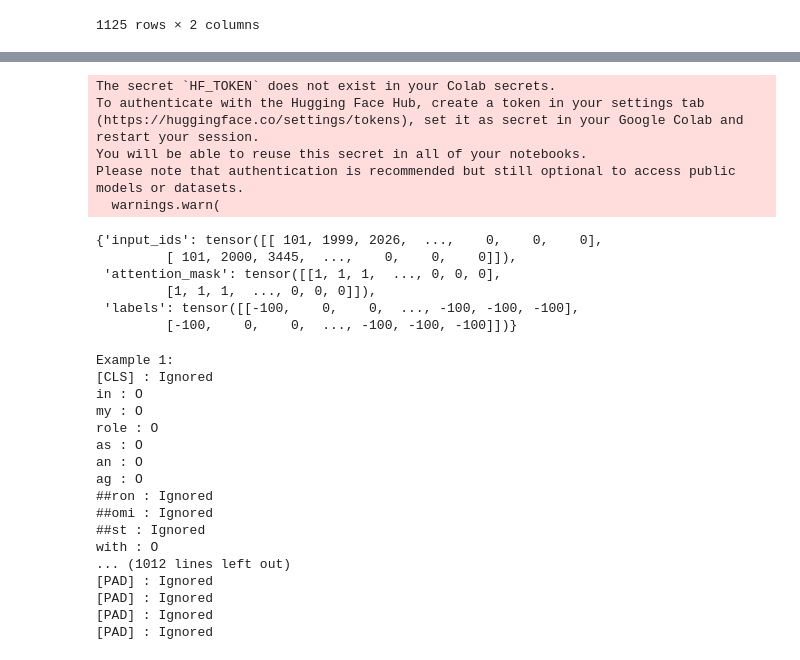
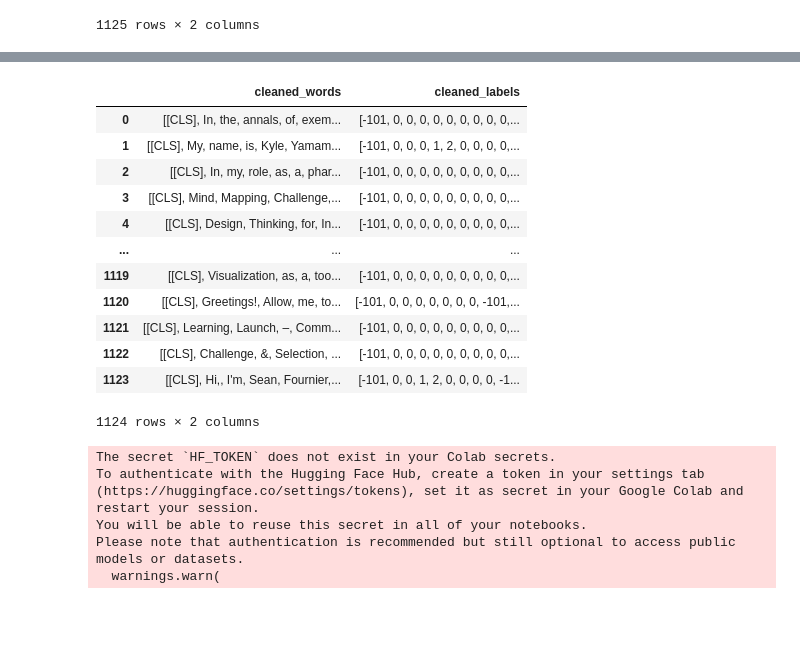
Before and after one commit to VellankiSaiKiran/PII-Detection-Using-BERT-and-ELECTRA, a Jupyter notebook: PII_Bert_512.ipynb, the cells around one changed output, grey strips where cells are left out. Saved outputs shown, nothing was run; the diff lists cells and outputs as text; code cells hidden in the pictures; blank space fills up the shorter version.

```diff
--- a/PII_Bert_512.ipynb
+++ b/PII_Bert_512.ipynb
@@ -305,0 +449,8 @@ sampledf = train_df[1:200]
+# %%
+
+#Call the function on the updated_train_df DataFrame
+updated_val_df = count_sentences_per_row(updated_val_df)
+
+
+#To see the sentence count for each row, you can now print or inspect the 'sentence_count' column:
+print(updated_val_df['sentence_count'])
@@ -306,3 +508,19 @@ sampledf = train_df[1:200]
+# %%
+val
+# %% [output]
+|  | cleaned_words | cleaned_labels |
+| 0 | [[CLS], In, the, annals, of, exem... | [-101, 0, 0, 0, 0, 0, 0, 0, 0, 0,... |
+| 1 | [[CLS], My, name, is, Kyle, Yamam... | [-101, 0, 0, 0, 1, 2, 0, 0, 0, 0,... |
+| 2 | [[CLS], In, my, role, as, a, phar... | [-101, 0, 0, 0, 0, 0, 0, 0, 0, 0,... |
+| 3 | [[CLS], Mind, Mapping, Challenge,... | [-101, 0, 0, 0, 0, 0, 0, 0, 0, 0,... |
+| 4 | [[CLS], Design, Thinking, for, In... | [-101, 0, 0, 0, 0, 0, 0, 0, 0, 0,... |
+| ... | ... | ... |
+| 1119 | [[CLS], Visualization, as, a, too... | [-101, 0, 0, 0, 0, 0, 0, 0, 0, 0,... |
+| 1120 | [[CLS], Greetings!, Allow, me, to... | [-101, 0, 0, 0, 0, 0, 0, 0, -101,... |
+| 1121 | [[CLS], Learning, Launch, –, Comm... | [-101, 0, 0, 0, 0, 0, 0, 0, 0, 0,... |
+| 1122 | [[CLS], Challenge, &, Selection, ... | [-101, 0, 0, 0, 0, 0, 0, 0, 0, 0,... |
+| 1123 | [[CLS], Hi,, I'm, Sean, Fournier,... | [-101, 0, 0, 1, 2, 0, 0, 0, 0, -1... |
+1124 rows × 2 columns
 # %%
 from transformers import BertTokenizerFast
 import torch
@@ -381,12 +577,3 @@ To authenticate with the Hugging Face Hub, create a token in your settings tab (
 You will be able to reuse this secret in all of your notebooks.
 Please note that authentication is recommended but still optional to access public models or datasets.
   warnings.warn(
-# %%
-tokenized_train_data
-# %% [output]
-{'input_ids': tensor([[ 101, 1999, 2026,  ...,    0,    0,    0],
-         [ 101, 2000, 3445,  ...,    0,    0,    0]]),
- 'attention_mask': tensor([[1, 1, 1,  ..., 0, 0, 0],
-         [1, 1, 1,  ..., 0, 0, 0]]),
- 'labels': tensor([[-100,    0,    0,  ..., -100, -100, -100],
-         [-100,    0,    0,  ..., -100, -100, -100]])}
@@ -409,36 +579,0 @@ id2label = {
-# %%
-def display_tokenized_data(tokenized_data, tokenizer, num_examples=5):
-    for i in range(min(num_examples, len(tokenized_data['input_ids']))):
-        input_ids = tokenized_data['input_ids'][i]
-        labels = tokenized_data['labels'][i]
-
-        tokens = tokenizer.convert_ids_to_tokens(input_ids)
-        token_label_pairs = list(zip(tokens, labels))
-
-        print(f"Example {i+1}:")
-        for token, label in token_label_pairs:
-            # Decode label using inverse_label_map if labels are not -100
-            decoded_label = id2label[label.item()] if label != -100 else "Ignored"
-            print(f"{token} : {decoded_label}")
-        print("\n")
-
-
-display_tokenized_data(tokenized_train_data, tokenizer, num_examples=3)
-# %% [output]
-Example 1:
-[CLS] : Ignored
-in : O
-my : O
-role : O
-as : O
-an : O
-ag : O
-##ron : Ignored
-##omi : Ignored
-##st : Ignored
-with : O
-... (1012 lines left out)
-[PAD] : Ignored
-[PAD] : Ignored
-[PAD] : Ignored
-[PAD] : Ignored
```
Also changed, not shown: parts of 31 cells of this notebook.
